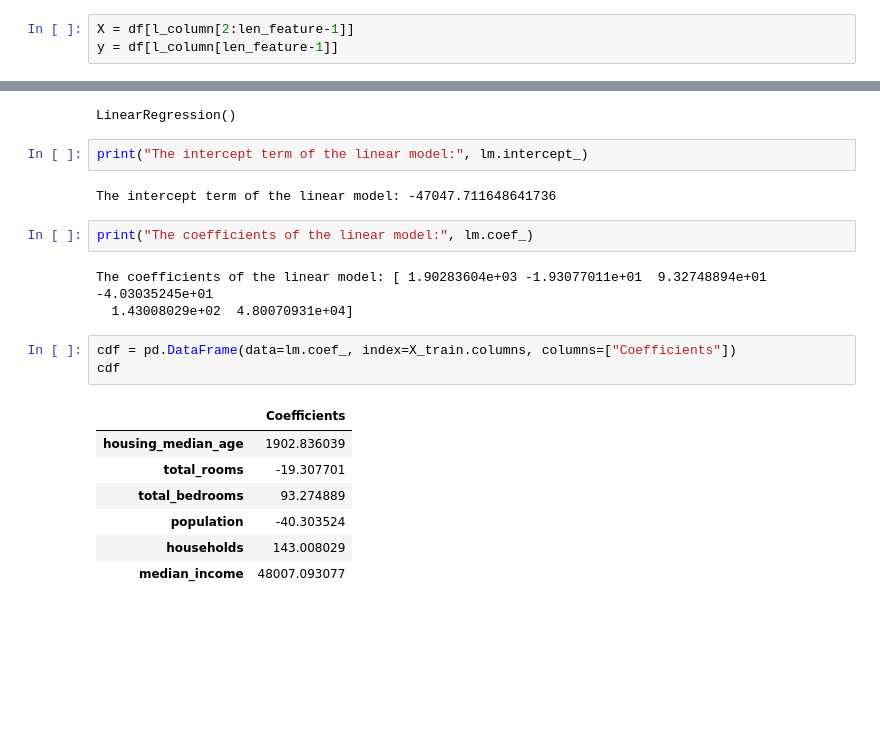
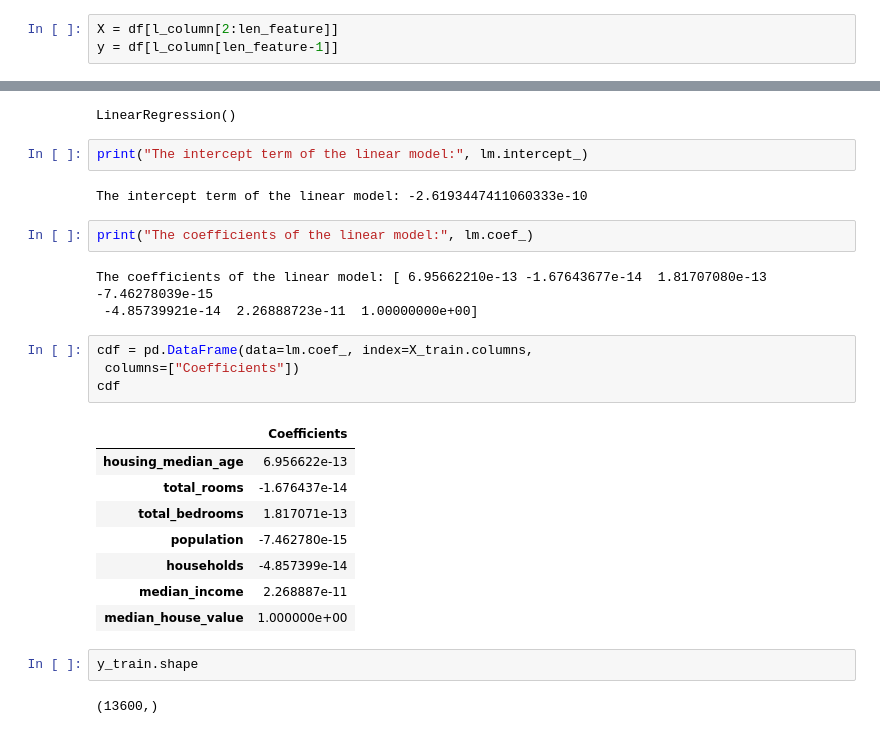
Before and after one commit to koushik-2303A51912/README.md, a Jupyter notebook: Lab_4.ipynb, the cells around one changed output, grey strips where cells are left out. Drawn from its saved outputs; the diff is of its cells as text; blank space fills up the shorter version.

```diff
--- a/Lab_4.ipynb
+++ b/Lab_4.ipynb
@@ -108,5 +107,5 @@ l_column, len_feature
 # %%
-X = df[l_column[2:len_feature-1]]
+X = df[l_column[2:len_feature]]
 y = df[l_column[len_feature-1]]
 # %%
 print("Feature set size:",X.shape)
@@ -164,23 +171,29 @@ LinearRegression()
 # %%
 print("The intercept term of the linear model:", lm.intercept_)
 # %% [output]
-The intercept term of the linear model: -47047.711648641736
+The intercept term of the linear model: -2.6193447411060333e-10
 # %%
 print("The coefficients of the linear model:", lm.coef_)
 # %% [output]
-The coefficients of the linear model: [ 1.90283604e+03 -1.93077011e+01  9.32748894e+01 -4.03035245e+01
-  1.43008029e+02  4.80070931e+04]
+The coefficients of the linear model: [ 6.95662210e-13 -1.67643677e-14  1.81707080e-13 -7.46278039e-15
+ -4.85739921e-14  2.26888723e-11  1.00000000e+00]
 # %%
-cdf = pd.DataFrame(data=lm.coef_, index=X_train.columns, columns=["Coefficients"])
+cdf = pd.DataFrame(data=lm.coef_, index=X_train.columns,
+ columns=["Coefficients"])
 cdf
 # %% [output]
 |  | Coefficients |
-| housing_median_age | 1902.836039 |
-| total_rooms | -19.307701 |
-| total_bedrooms | 93.274889 |
-| population | -40.303524 |
-| households | 143.008029 |
-| median_income | 48007.093077 |
+| housing_median_age | 6.956622e-13 |
+| total_rooms | -1.676437e-14 |
+| total_bedrooms | 1.817071e-13 |
+| population | -7.462780e-15 |
+| households | -4.857399e-14 |
+| median_income | 2.268887e-11 |
+| median_house_value | 1.000000e+00 |
+# %%
+y_train.shape
+# %% [output]
+(13600,)
 # %%
 n=X_train.shape[0]
 k=X_train.shape[1]
```
Also changed, not shown: parts of 18 cells of this notebook.
